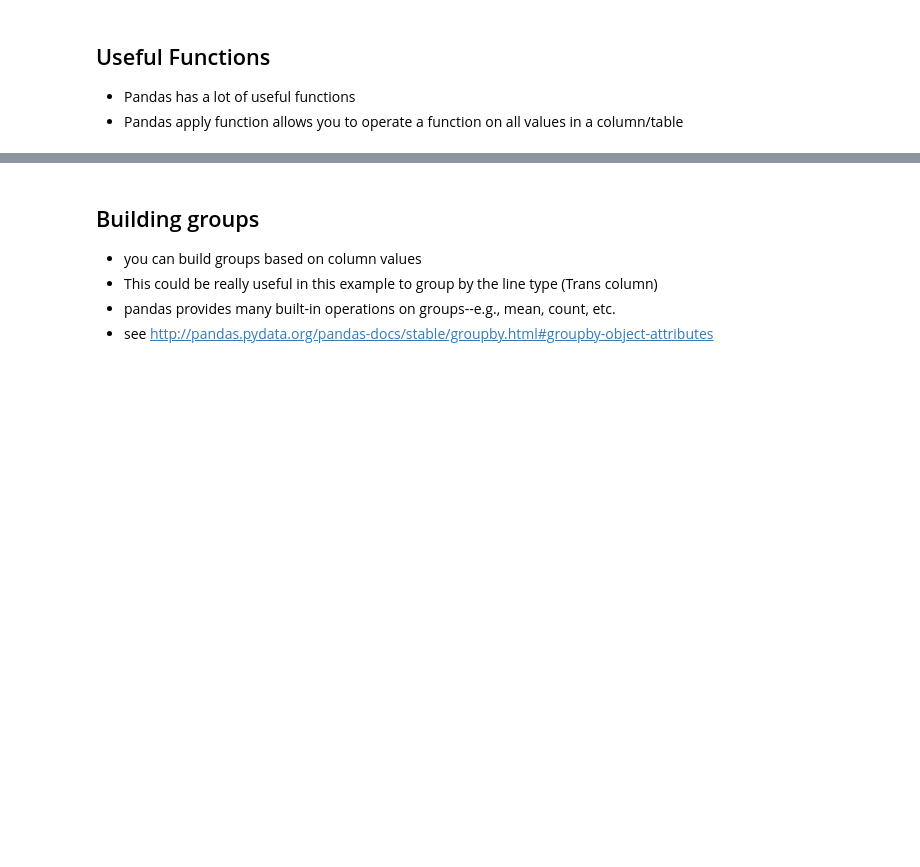
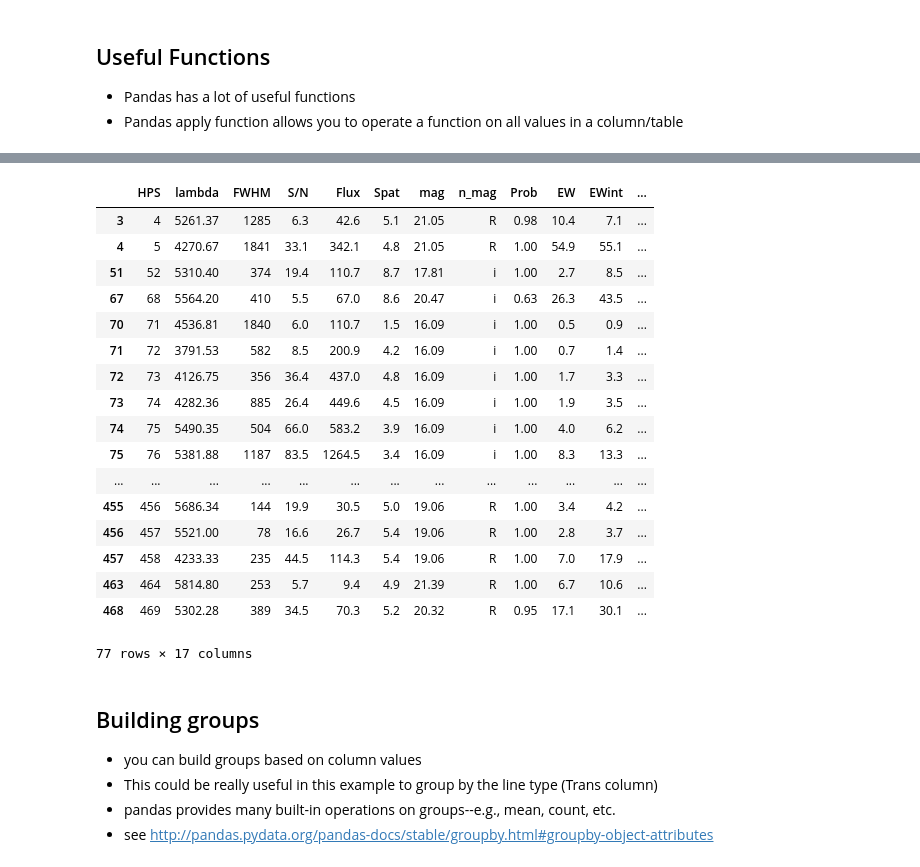
Before and after one commit to BrianaLane/Pandas_tutorial, a Jupyter notebook: pandas_tutorial.ipynb, the cells around one changed output, grey strips where cells are left out. Saved outputs shown, nothing was run; the diff lists cells and outputs as text; code cells hidden in the pictures; blank space fills up the shorter version.

```diff
--- a/pandas_tutorial.ipynb
+++ b/pandas_tutorial.ipynb
@@ -266,3 +486,32 @@ possible_AGN
+# %%
+#the dropna function had many arguments that make it very powerful.
+
+hps_drop_allNaN  = hps_pd.dropna()     #drop all rows that have any NaN values
+hps_drop_onlyNaN = hps_pd.dropna(how='all')     #drop only if ALL columns are NaN
+hps_drop_someNaN = hps_pd.dropna(thresh=3)   #Will only keep rows with 3 or more **not** NaN values
+
+#this is a better way of writing the line defining possible_AGN in the previous cell
+possible_AGN = hps_pd.dropna(subset=['X-ray'])   #Drop only if NaN in specific column
+possible_AGN
+# %% [output]
+|  | HPS | lambda | FWHM | S/N | Flux | Spat | mag | n_mag | Prob | EW | EWint | ... |
+| 3 | 4 | 5261.37 | 1285 | 6.3 | 42.6 | 5.1 | 21.05 | R | 0.98 | 10.4 | 7.1 | ... |
+| 4 | 5 | 4270.67 | 1841 | 33.1 | 342.1 | 4.8 | 21.05 | R | 1.00 | 54.9 | 55.1 | ... |
+| 51 | 52 | 5310.40 | 374 | 19.4 | 110.7 | 8.7 | 17.81 | i | 1.00 | 2.7 | 8.5 | ... |
+| 67 | 68 | 5564.20 | 410 | 5.5 | 67.0 | 8.6 | 20.47 | i | 0.63 | 26.3 | 43.5 | ... |
+| 70 | 71 | 4536.81 | 1840 | 6.0 | 110.7 | 1.5 | 16.09 | i | 1.00 | 0.5 | 0.9 | ... |
+| 71 | 72 | 3791.53 | 582 | 8.5 | 200.9 | 4.2 | 16.09 | i | 1.00 | 0.7 | 1.4 | ... |
+| 72 | 73 | 4126.75 | 356 | 36.4 | 437.0 | 4.8 | 16.09 | i | 1.00 | 1.7 | 3.3 | ... |
+| 73 | 74 | 4282.36 | 885 | 26.4 | 449.6 | 4.5 | 16.09 | i | 1.00 | 1.9 | 3.5 | ... |
+| 74 | 75 | 5490.35 | 504 | 66.0 | 583.2 | 3.9 | 16.09 | i | 1.00 | 4.0 | 6.2 | ... |
+| 75 | 76 | 5381.88 | 1187 | 83.5 | 1264.5 | 3.4 | 16.09 | i | 1.00 | 8.3 | 13.3 | ... |
+| ... | ... | ... | ... | ... | ... | ... | ... | ... | ... | ... | ... | ... |
+| 455 | 456 | 5686.34 | 144 | 19.9 | 30.5 | 5.0 | 19.06 | R | 1.00 | 3.4 | 4.2 | ... |
+| 456 | 457 | 5521.00 | 78 | 16.6 | 26.7 | 5.4 | 19.06 | R | 1.00 | 2.8 | 3.7 | ... |
+| 457 | 458 | 4233.33 | 235 | 44.5 | 114.3 | 5.4 | 19.06 | R | 1.00 | 7.0 | 17.9 | ... |
+| 463 | 464 | 5814.80 | 253 | 5.7 | 9.4 | 4.9 | 21.39 | R | 1.00 | 6.7 | 10.6 | ... |
+| 468 | 469 | 5302.28 | 389 | 34.5 | 70.3 | 5.2 | 20.32 | R | 0.95 | 17.1 | 30.1 | ... |
+77 rows × 17 columns
 # %%
 #changing/appending data
 #saw already how to rename columns but here is how to add/remove columns
```
Also changed, not shown: parts of 19 cells of this notebook.
